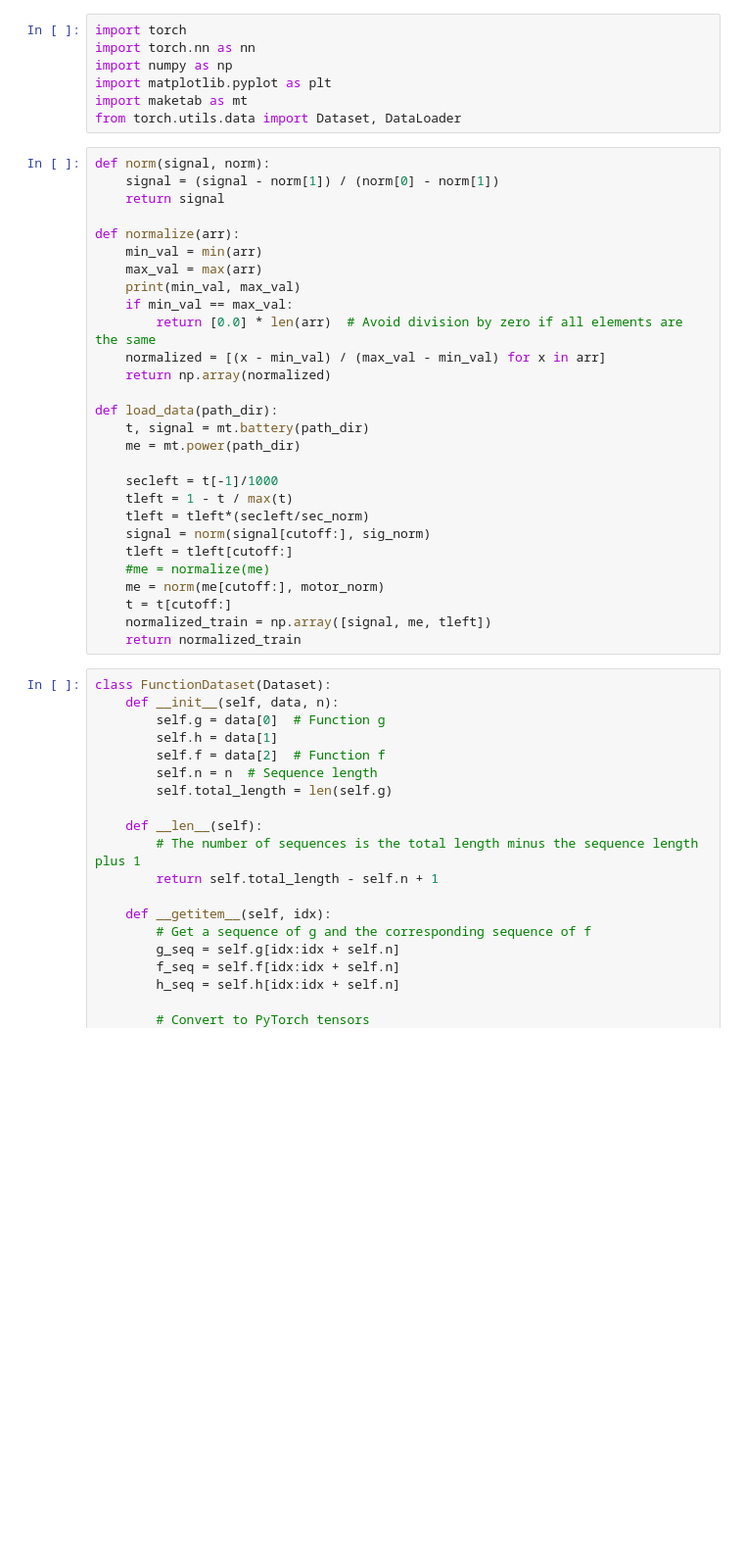
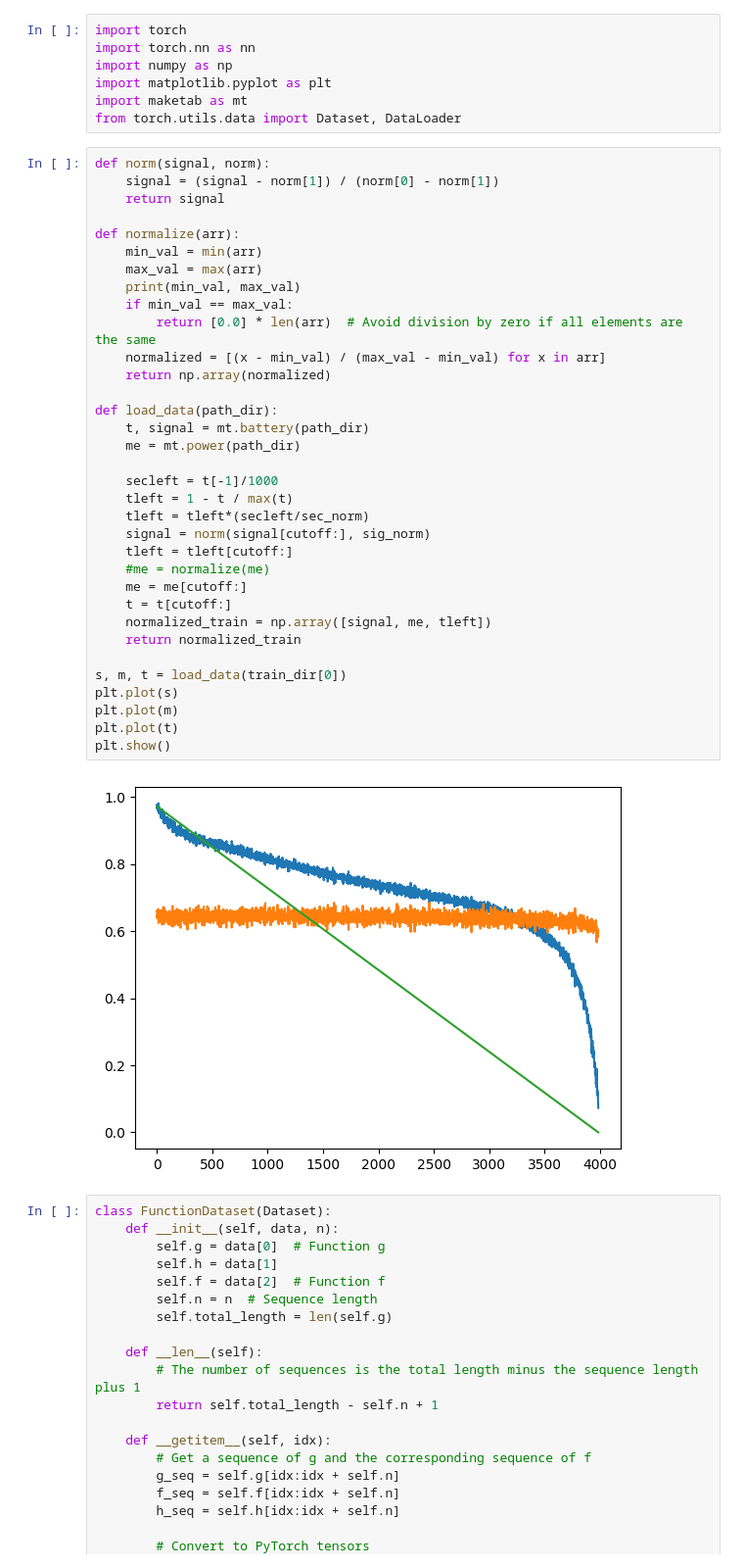
Before and after one commit to martin3698753/cflie, a Jupyter notebook: motornbat_map.ipynb, the cells around one changed output. Shown: that part at 98% size. Saved outputs shown, nothing was run; the diff lists cells and outputs as text; blank space fills up the shorter version.

```diff
--- a/motornbat_map.ipynb
+++ b/motornbat_map.ipynb
@@ -24,31 +24,39 @@ from torch.utils.data import Dataset, DataLoader
 # %%
 def norm(signal, norm):
     signal = (signal - norm[1]) / (norm[0] - norm[1])
     return signal
 
 def normalize(arr):
     min_val = min(arr)
     max_val = max(arr)
     print(min_val, max_val)
     if min_val == max_val:
         return [0.0] * len(arr)  # Avoid division by zero if all elements are the same
     normalized = [(x - min_val) / (max_val - min_val) for x in arr]
     return np.array(normalized)
 
 def load_data(path_dir):
     t, signal = mt.battery(path_dir)
     me = mt.power(path_dir)
 
     secleft = t[-1]/1000
     tleft = 1 - t / max(t)
     tleft = tleft*(secleft/sec_norm)
     signal = norm(signal[cutoff:], sig_norm)
     tleft = tleft[cutoff:]
     #me = normalize(me)
-    me = norm(me[cutoff:], motor_norm)
+    me = me[cutoff:]
     t = t[cutoff:]
     normalized_train = np.array([signal, me, tleft])
     return normalized_train
+
+s, m, t = load_data(train_dir[0])
+plt.plot(s)
+plt.plot(m)
+plt.plot(t)
+plt.show()
+# %% [output]
+[figure, added]
 # %%
 class FunctionDataset(Dataset):
     def __init__(self, data, n):
```
Also changed, not shown: 10 other files.
